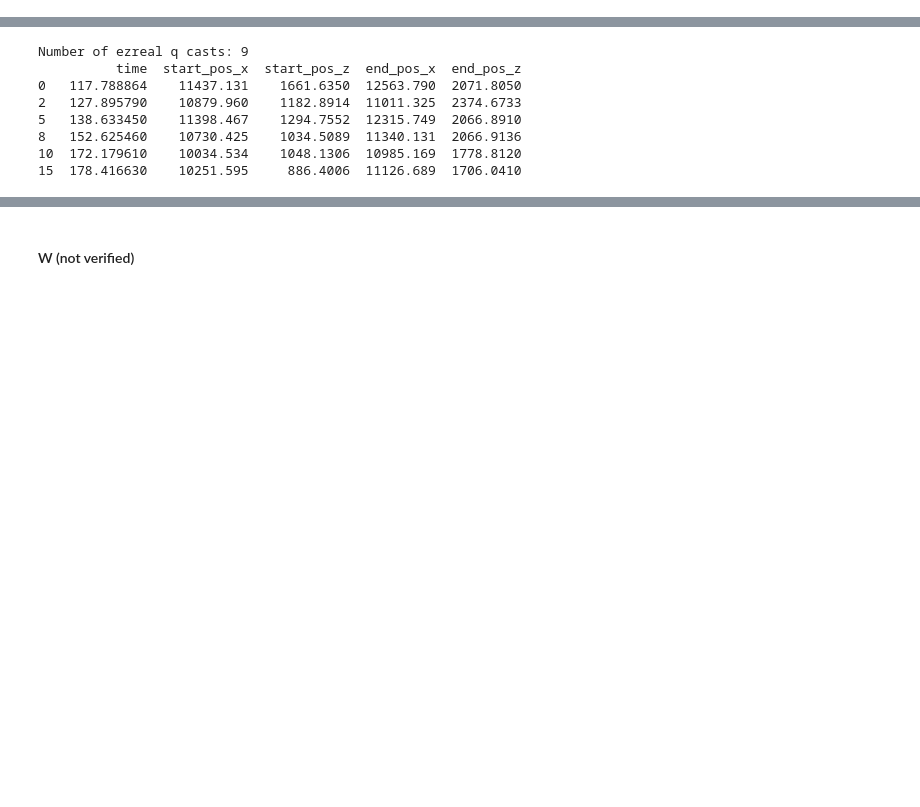
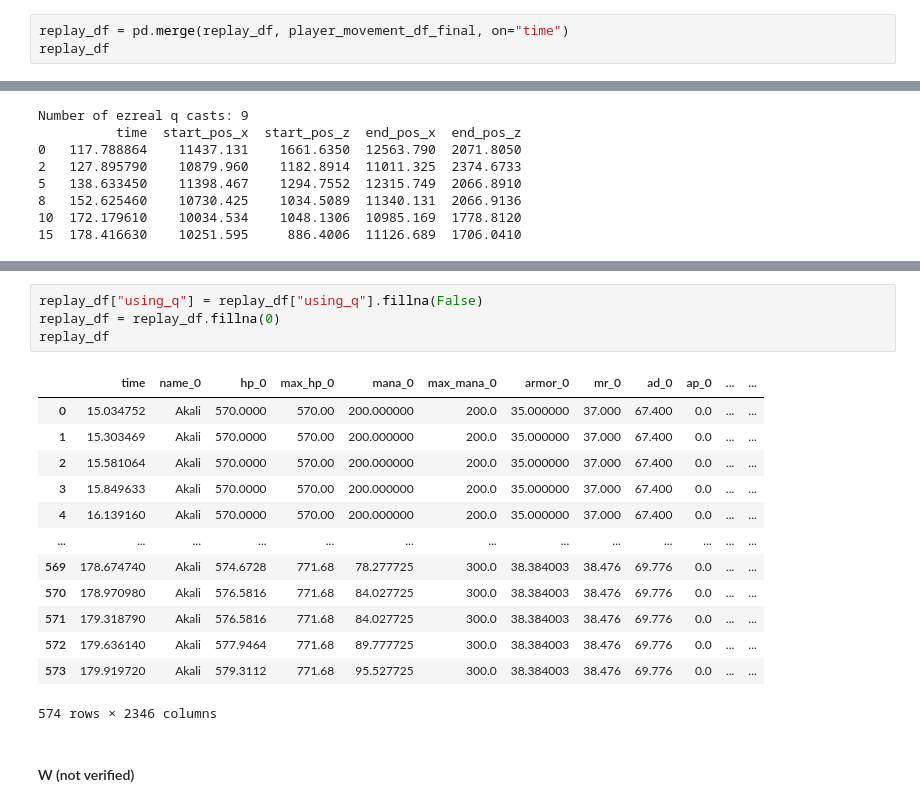
Before and after one commit to MiscellaneousStuff/tlol-analysis, a Jupyter notebook: obs_act_spec_clean.ipynb, the cells around one changed output, grey strips where cells are left out. Drawn from its saved outputs; the diff is of its cells as text; blank space fills up the shorter version.

```diff
--- a/obs_act_spec_clean.ipynb
+++ b/obs_act_spec_clean.ipynb
@@ -258,3 +258,6 @@ player_movement_df_final
 | 6683 | 179.636140 | -1.0 | -1.0 |
 | 6693 | 179.919720 | -1.0 | -1.0 |
 574 rows × 3 columns
+# %%
+replay_df = pd.merge(replay_df, player_movement_df_final, on="time")
+replay_df
@@ -384,3 +409,21 @@ ezreal_q_df_final
+# %%
+replay_df["using_q"] = replay_df["using_q"].fillna(False)
+replay_df = replay_df.fillna(0)
+replay_df
+# %% [output]
+|  | time | name_0 | hp_0 | max_hp_0 | mana_0 | max_mana_0 | armor_0 | mr_0 | ad_0 | ap_0 | ... | ... |
+| 0 | 15.034752 | Akali | 570.0000 | 570.00 | 200.000000 | 200.0 | 35.000000 | 37.000 | 67.400 | 0.0 | ... | ... |
+| 1 | 15.303469 | Akali | 570.0000 | 570.00 | 200.000000 | 200.0 | 35.000000 | 37.000 | 67.400 | 0.0 | ... | ... |
+| 2 | 15.581064 | Akali | 570.0000 | 570.00 | 200.000000 | 200.0 | 35.000000 | 37.000 | 67.400 | 0.0 | ... | ... |
+| 3 | 15.849633 | Akali | 570.0000 | 570.00 | 200.000000 | 200.0 | 35.000000 | 37.000 | 67.400 | 0.0 | ... | ... |
+| 4 | 16.139160 | Akali | 570.0000 | 570.00 | 200.000000 | 200.0 | 35.000000 | 37.000 | 67.400 | 0.0 | ... | ... |
+| ... | ... | ... | ... | ... | ... | ... | ... | ... | ... | ... | ... | ... |
+| 569 | 178.674740 | Akali | 574.6728 | 771.68 | 78.277725 | 300.0 | 38.384003 | 38.476 | 69.776 | 0.0 | ... | ... |
+| 570 | 178.970980 | Akali | 576.5816 | 771.68 | 84.027725 | 300.0 | 38.384003 | 38.476 | 69.776 | 0.0 | ... | ... |
+| 571 | 179.318790 | Akali | 576.5816 | 771.68 | 84.027725 | 300.0 | 38.384003 | 38.476 | 69.776 | 0.0 | ... | ... |
+| 572 | 179.636140 | Akali | 577.9464 | 771.68 | 89.777725 | 300.0 | 38.384003 | 38.476 | 69.776 | 0.0 | ... | ... |
+| 573 | 179.919720 | Akali | 579.3112 | 771.68 | 95.527725 | 300.0 | 38.384003 | 38.476 | 69.776 | 0.0 | ... | ... |
+574 rows × 2346 columns
 # %% [markdown]
 #### W (not verified)
 # %%
```
Also changed, not shown: parts of 24 cells of this notebook.
